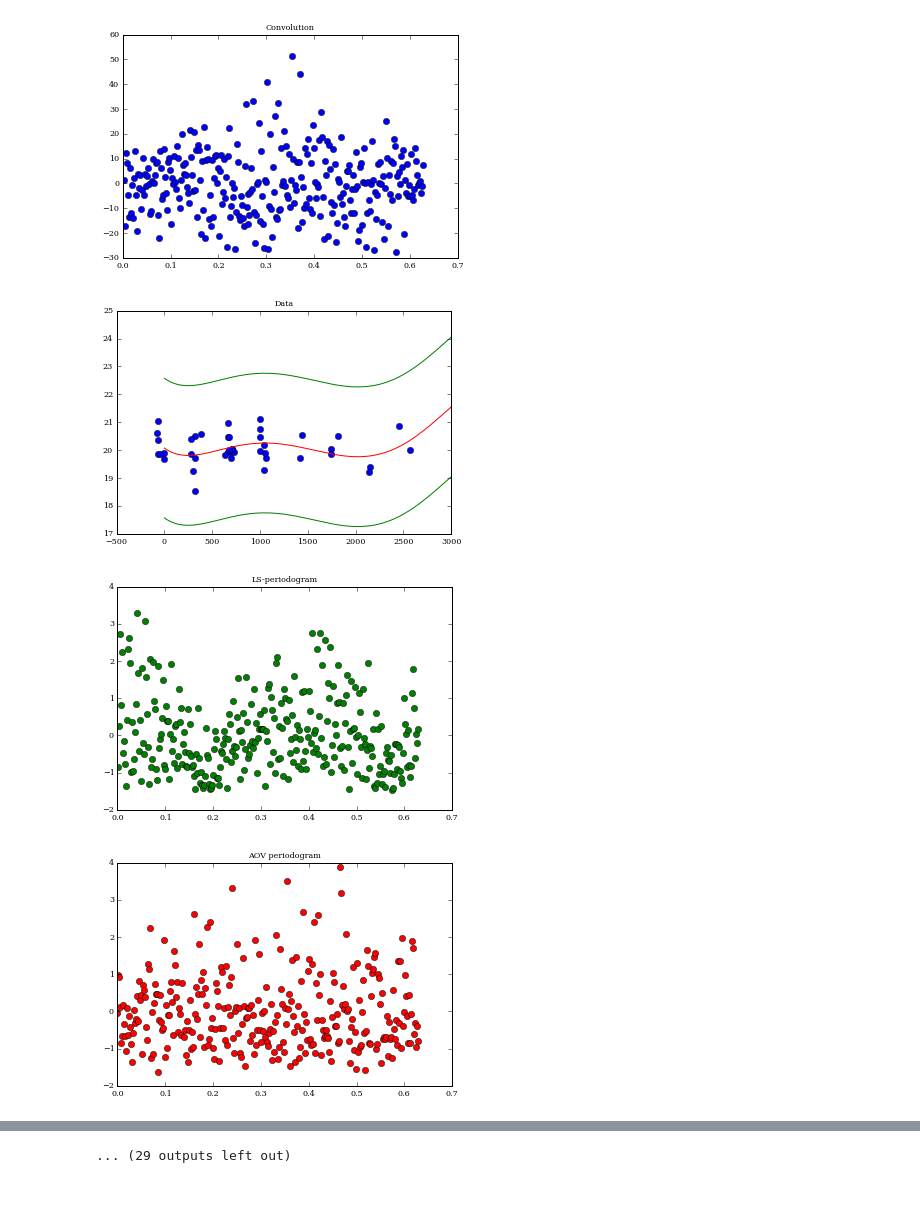
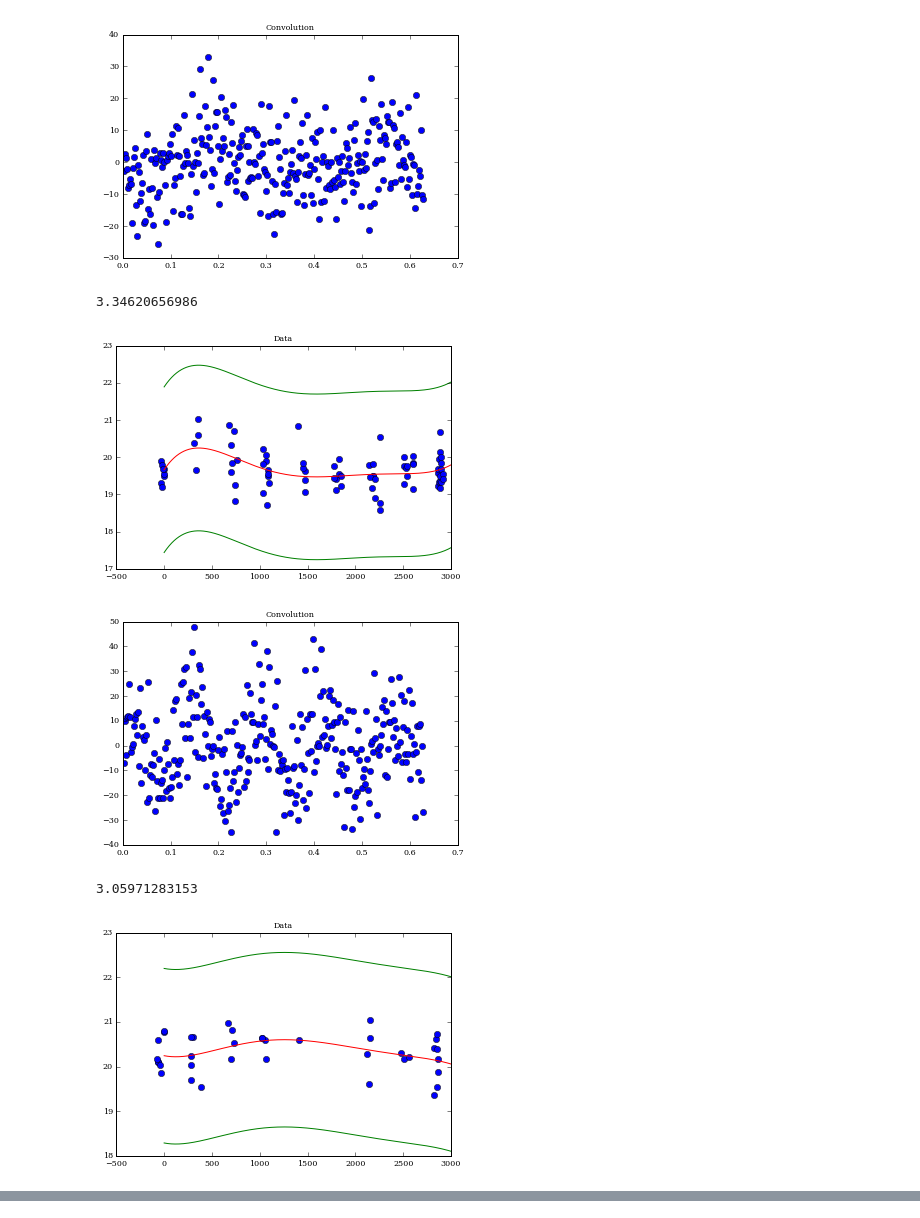
Before and after one commit to joshuazd/lssfds, a Jupyter notebook: gen_sample_data.ipynb, the cells around one changed output, grey strips where cells are left out. Saved outputs shown, nothing was run; the diff lists cells and outputs as text; code cells hidden in the pictures.

Commit message:
calc peak sig

```diff
--- a/gen_sample_data.ipynb
+++ b/gen_sample_data.ipynb
@@ -90,7 +90,7 @@ for k in glob[:10]:
     #plt.ylim((-2,2))
 
     #plot LS-periodogram
-    plt.figure(2)
+    '''plt.figure(2)
     plt.title("LS-periodogram")
     plt.plot(omega,PS,'go')
 
@@ -99,19 +99,26 @@ for k in glob[:10]:
     plt.title("AOV periodogram")
     plt.plot(fr,th,'ro')
     # plt.xlim((0,3000))
-
+    '''
     #plot convolution
     plt.figure(4)
     plt.title("Convolution")
-    #plt.plot(period,PS*th[:299])
-
-    #plt.figure(5)
-    plt.plot(omega,np.convolve(PS,th,mode='same'),'bo')
+    conv = np.convolve(PS,th,mode='same')
+    plt.plot(omega,conv,'bo')
     #pyaov.plper(frmax,x,y,fr,th)
 
     #plt.subplots_adjust(left=0,top=1,right=1,bottom=0)
 
     plt.show()
+
+    #calculate peak
+    peak = conv.max()
+    freq = conv.argmax()
+    std = np.std(conv)
+    u = np.median(conv)
+
+    sig = (peak-u)/std
+    print sig
 # %% [output]
 ['SampleData/1009127026621.dat', 'SampleData/1009127041879.dat', 'SampleData/1009127037694.dat', 'SampleData/1009127031978.dat', 'SampleData/1009127025845.dat', 'SampleData/1009127031621.dat', 'Sample ...
 [figure]
@@ -120,4 +128,6 @@ for k in glob[:10]:
-[figure, old version]
+[figure, new version]
+3.34620656986
-[figure, old version]
+[figure, new version]
-[figure, old version]
+[figure, new version]
+3.05971283153
-[figure, old version]
+[figure, new version]
@@ -128 +134,0 @@ for k in glob[:10]:
-... (29 outputs left out)
```
Also changed, not shown: parts of 1 cell of this notebook.
